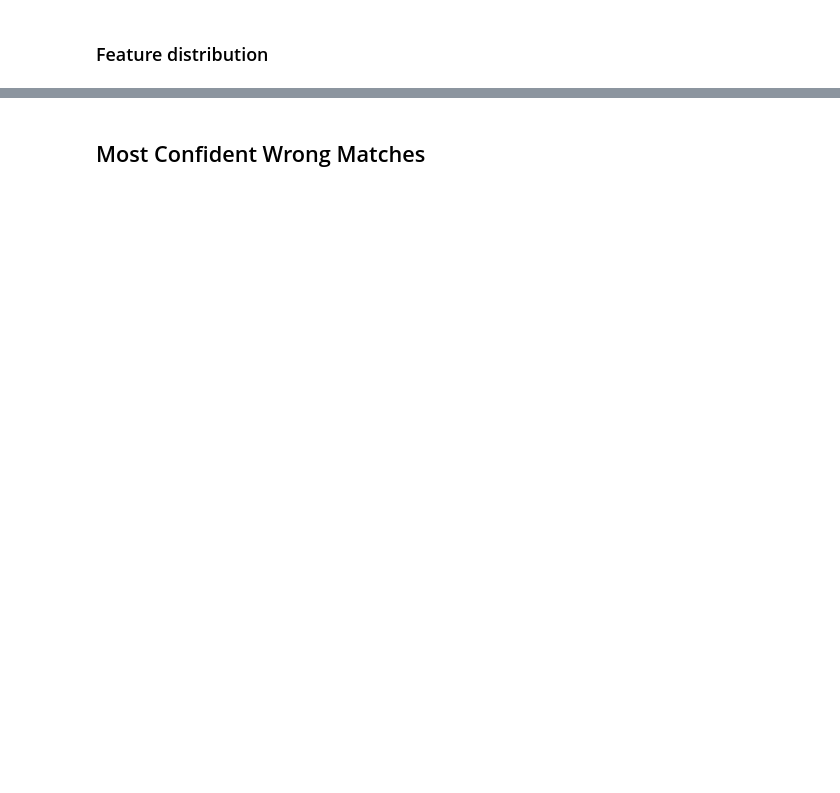
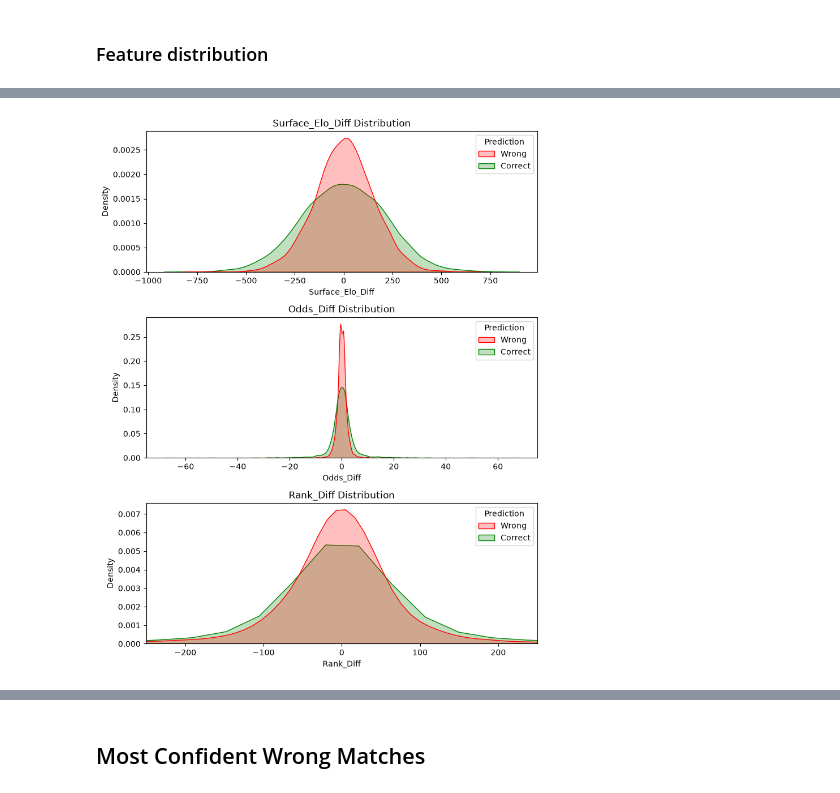
Before and after one commit to giovanni-quacchia/Tennis-prediction-project, a Jupyter notebook: notebooks/04_Analysis.ipynb, the cells around one changed output, grey strips where cells are left out. Saved outputs shown, nothing was run; the diff lists cells and outputs as text; code cells hidden in the pictures; blank space fills up the shorter version.

```diff
--- a/notebooks/04_Analysis.ipynb
+++ b/notebooks/04_Analysis.ipynb
@@ -301,0 +251,40 @@ for name, res in results.items():
+# %%
+import matplotlib.pyplot as plt
+import seaborn as sns
+import pandas as pd
+
+res = results["XGB no-odds"]
+
+comp_df = pd.DataFrame({
+    "Prediction": ["Correct" if p == y else "Wrong" for p, y in zip(res["pred"], res["y"])],
+    "Surface_Elo_Diff": test_set["Surface_Elo_Diff"],
+    "Odds_Diff": test_set["Odds_Diff"],
+    "Rank_Diff": test_set["Rank_Diff"],
+    "Surface": test_set["Surface"],
+    "Series": test_set["Series"]
+})
+
+features = ["Surface_Elo_Diff", "Odds_Diff", "Rank_Diff"]
+fig, axes = plt.subplots(3, 1, figsize=(8, 10))
+
+for ax, feat in zip(axes, features):
+    sns.kdeplot(
+        data=comp_df,
+        x=feat,
+        hue="Prediction",
+        fill=True,
+        common_norm=False,
+        palette={"Correct": "green", "Wrong": "red"},
+        ax=ax
+    )
+    ax.set_title(f"{feat} Distribution")
+    ax.set_ylabel("Density")
+
+    # Zoom in on Rank_Diff to remove extreme outliers
+    if feat == "Rank_Diff":
+        ax.set_xlim(-250, 250)
+
+plt.tight_layout()
+plt.show()
+# %% [output]
+[figure, added]
```
Also changed, not shown: parts of 14 cells of this notebook, 19 other files.
